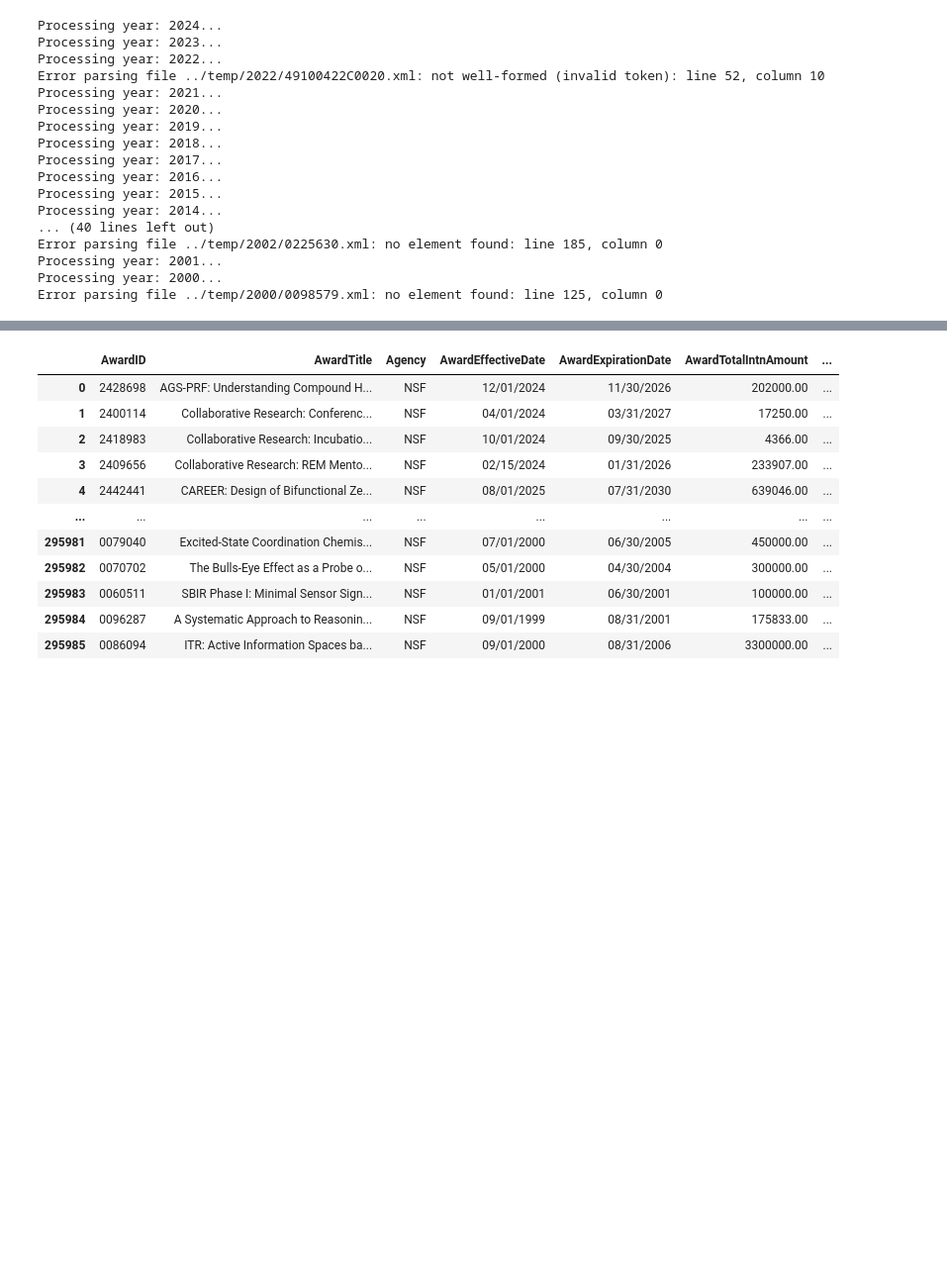
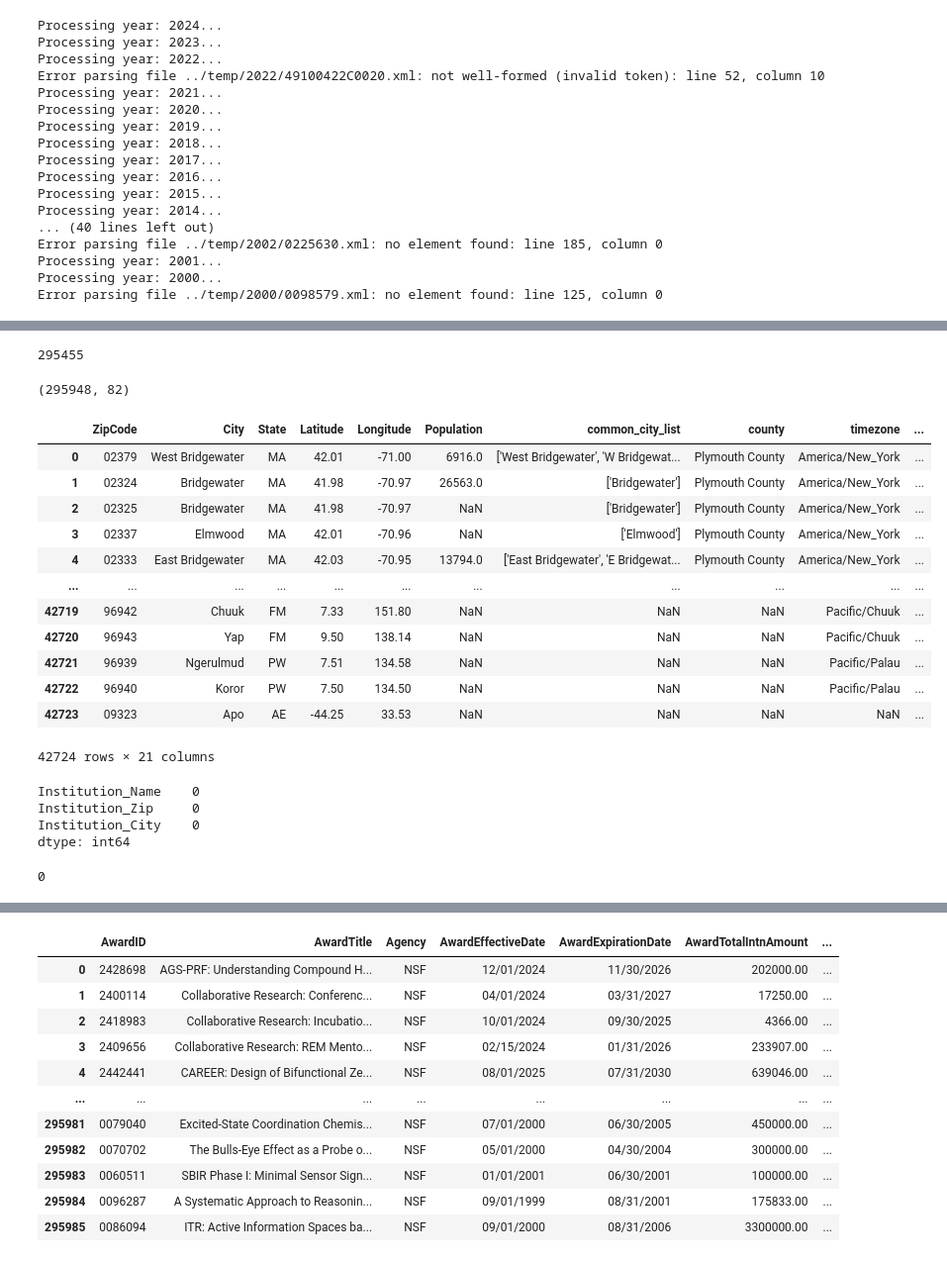
Before and after one commit to SeverinoCenter/nsf-award-extract, a Jupyter notebook: notebooks/0_unzip_process_xml.ipynb, the cells around one changed output, grey strips where cells are left out. Shown: that part at 99% size. Drawn from its saved outputs; the diff is of its cells as text; code cells hidden in the pictures; blank space fills up the shorter version.

```diff
--- a/notebooks/0_unzip_process_xml.ipynb
+++ b/notebooks/0_unzip_process_xml.ipynb
@@ -94,0 +134,14 @@ Error parsing file ../temp/2000/0098579.xml: no element found: line 125, column
+# %%
+#take 'Institution_Zip' and just keep the first 5 digits
+grants = pd.read_pickle('../outputpkl/final/grants_final.pkl')
+zip=pd.read_csv('../Data/zip/postal_codes.csv')
+zip['ZipCode'] = zip['ZipCode'].apply(lambda x: '{0:0>5}'.format(x))
+# Adding leading zero for 4-digit or 9-digit zip codes
+#grants['Institution_Zip_C'] = grants['Institution_Zip'].apply(lambda x: f"0{x}" if len(str(x)) in [4, 9] else str(x))
+grants['Institution_Zip_C'] = grants['Institution_Zip'].str.strip()
+grants['Institution_Zip_C'] = grants['Institution_Zip_C'].str[:5]
+grants['Valid_Zipcode']=grants['Institution_Zip_C'].isin(zip['ZipCode'])
+#change
+grants['Institution_Zip_C']
+grants['Valid_Zipcode'].sum()/grants.shape[0]
+grants['Institution_Zip_C']
@@ -94,0 +188,34 @@ Error parsing file ../temp/2000/0098579.xml: no element found: line 125, column
+# %%
+grants['Valid_Zipcode'].sum()
+# %% [output]
+295455
+# %%
+grants.shape
+# %% [output]
+(295948, 82)
+# %%
+zip
+#for the zipcode field add a leading zero if the zip code is less than 5 digits
+zip['ZipCode'] = zip['ZipCode'].apply(lambda x: '{0:0>5}'.format(x))
+zip
+# %% [output]
+|  | ZipCode | City | State | Latitude | Longitude | Population | common_city_list | county | timezone | ... |
+| 0 | 02379 | West Bridgewater | MA | 42.01 | -71.00 | 6916.0 | ['West Bridgewater', 'W Bridgewat... | Plymouth County | America/New_York | ... |
+| 1 | 02324 | Bridgewater | MA | 41.98 | -70.97 | 26563.0 | ['Bridgewater'] | Plymouth County | America/New_York | ... |
+| 2 | 02325 | Bridgewater | MA | 41.98 | -70.97 | NaN | ['Bridgewater'] | Plymouth County | America/New_York | ... |
+| 3 | 02337 | Elmwood | MA | 42.01 | -70.96 | NaN | ['Elmwood'] | Plymouth County | America/New_York | ... |
+| 4 | 02333 | East Bridgewater | MA | 42.03 | -70.95 | 13794.0 | ['East Bridgewater', 'E Bridgewat... | Plymouth County | America/New_York | ... |
+| ... | ... | ... | ... | ... | ... | ... | ... | ... | ... | ... |
+| 42719 | 96942 | Chuuk | FM | 7.33 | 151.80 | NaN | NaN | NaN | Pacific/Chuuk | ... |
+| 42720 | 96943 | Yap | FM | 9.50 | 138.14 | NaN | NaN | NaN | Pacific/Chuuk | ... |
+| 42721 | 96939 | Ngerulmud | PW | 7.51 | 134.58 | NaN | NaN | NaN | Pacific/Palau | ... |
+| 42722 | 96940 | Koror | PW | 7.50 | 134.50 | NaN | NaN | NaN | Pacific/Palau | ... |
+| 42723 | 09323 | Apo | AE | -44.25 | 33.53 | NaN | NaN | NaN | NaN | ... |
+42724 rows × 21 columns
+# %%
+grants[['Institution_Name','Institution_Zip','Institution_City']].isnull().sum()
+# %% [output]
+Institution_Name    0
+Institution_Zip     0
+Institution_City    0
+dtype: int64
@@ -94,0 +279,4 @@ Error parsing file ../temp/2000/0098579.xml: no element found: line 125, column
+# %%
+grants['Institution_OrgUEINum_C'].isnull().sum()
+# %% [output]
+0
```
Also changed, not shown: parts of 24 cells of this notebook, 9 other files.
